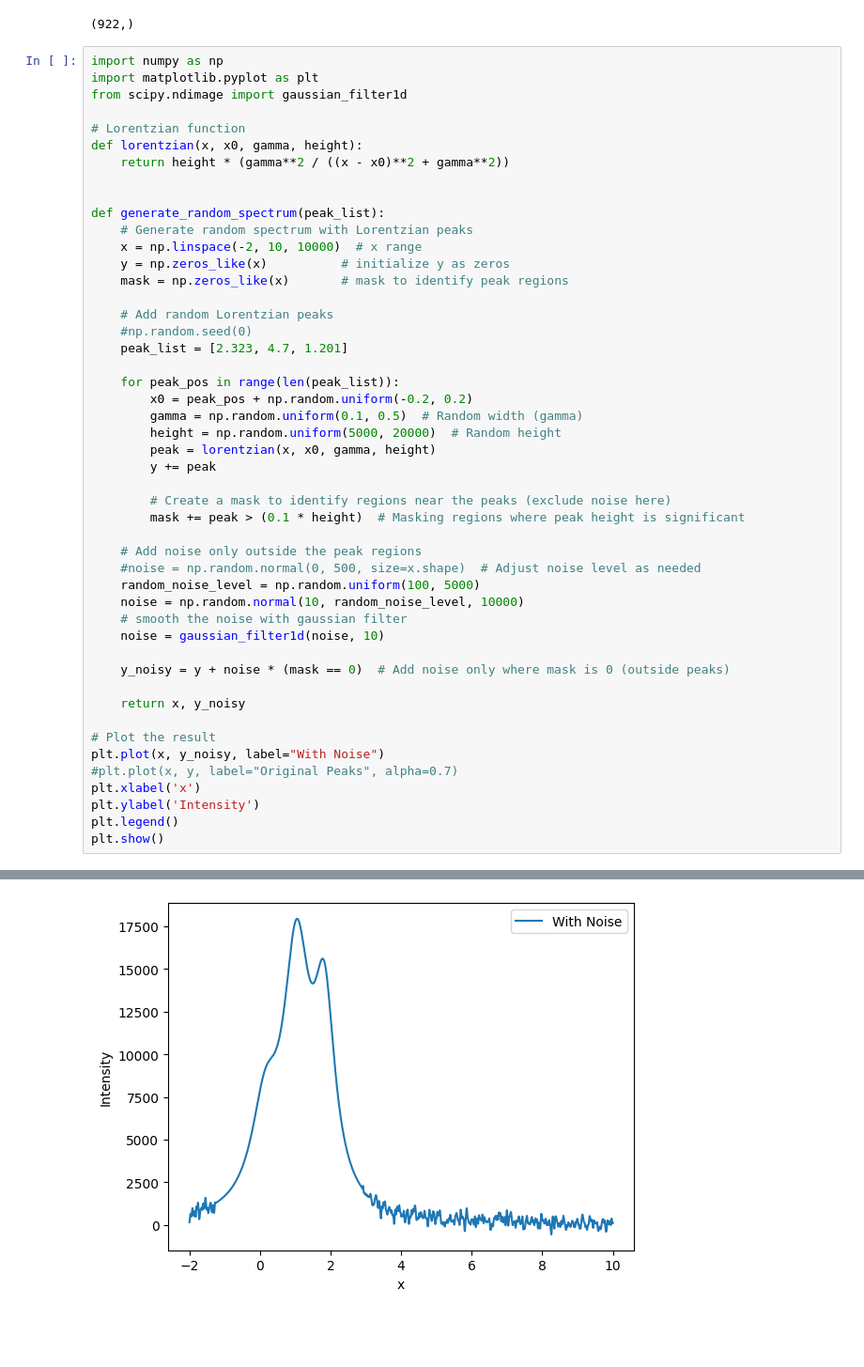
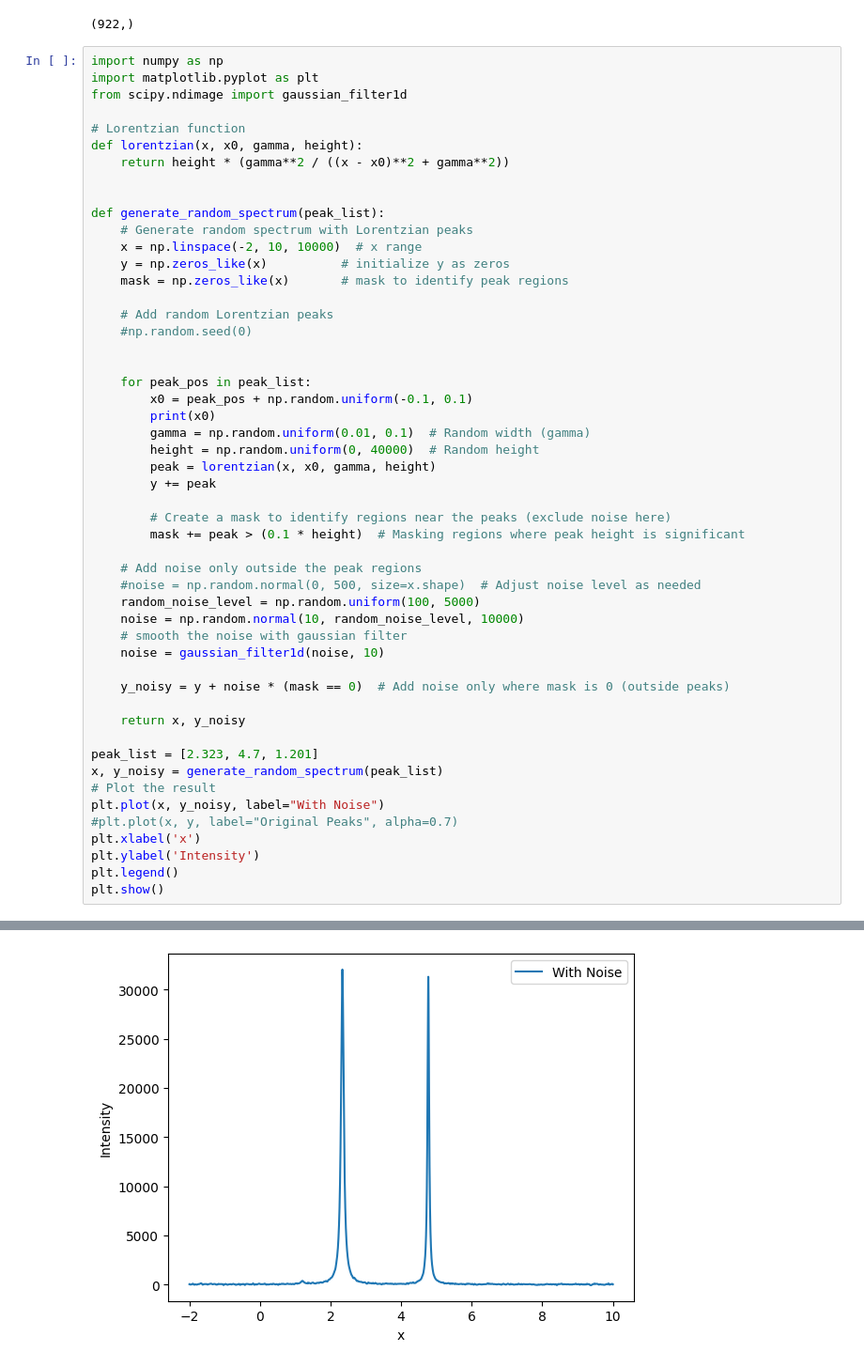
Before and after one commit to RATFIVE/MoinCC-AI4metabolomics, a Jupyter notebook: NMRQNet/RadnomNoiseGenerator.ipynb, the cells around one changed output, grey strips where cells are left out. Shown at 94% size. Drawn from its saved outputs; the diff is of its cells as text; blank space fills up the shorter version.

```diff
--- a/NMRQNet/RadnomNoiseGenerator.ipynb
+++ b/NMRQNet/RadnomNoiseGenerator.ipynb
@@ -81,12 +82,13 @@ def generate_random_spectrum(peak_list):
 
     # Add random Lorentzian peaks
     #np.random.seed(0)
-    peak_list = [2.323, 4.7, 1.201]
 
-    for peak_pos in range(len(peak_list)):
-        x0 = peak_pos + np.random.uniform(-0.2, 0.2)
-        gamma = np.random.uniform(0.1, 0.5)  # Random width (gamma)
-        height = np.random.uniform(5000, 20000)  # Random height
+
+    for peak_pos in peak_list:
+        x0 = peak_pos + np.random.uniform(-0.1, 0.1)
+        print(x0)
+        gamma = np.random.uniform(0.01, 0.1)  # Random width (gamma)
+        height = np.random.uniform(0, 40000)  # Random height
         peak = lorentzian(x, x0, gamma, height)
         y += peak
 
@@ -104,6 +106,8 @@ def generate_random_spectrum(peak_list):
 
     return x, y_noisy
 
+peak_list = [2.323, 4.7, 1.201]
+x, y_noisy = generate_random_spectrum(peak_list)
 # Plot the result
 plt.plot(x, y_noisy, label="With Noise")
 #plt.plot(x, y, label="Original Peaks", alpha=0.7)
@@ -115 +122 @@ plt.show()
-[figure, old version]
+[figure, new version]
```
Also changed, not shown: parts of 4 cells of this notebook.
